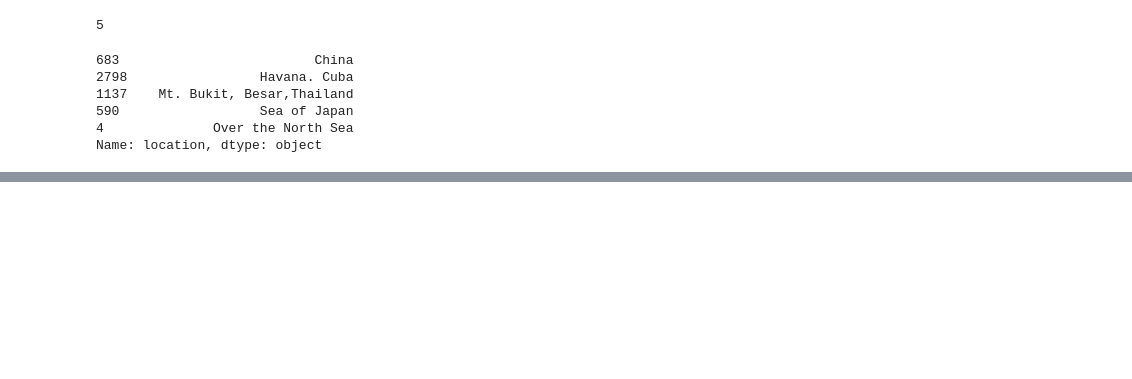
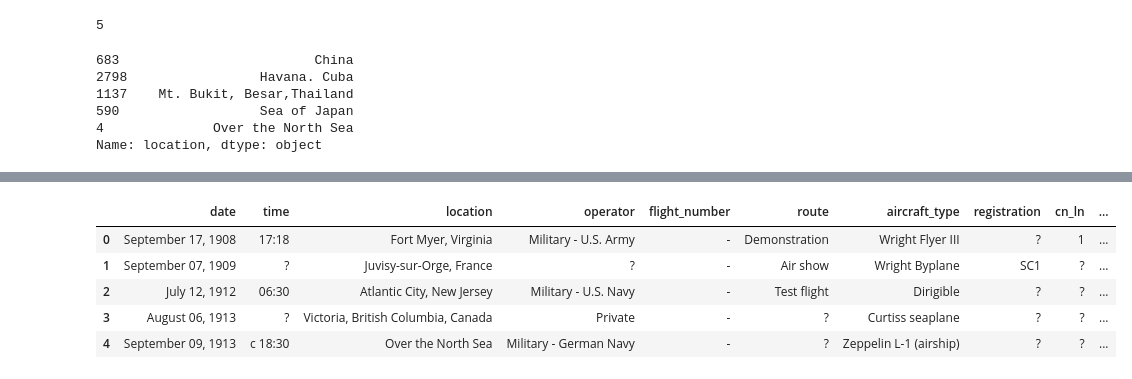
Before and after one commit to budhajitRoy/Plane-Crash-Data-Exploration, a Jupyter notebook: Plane Crash Data Exploration and Analysis.ipynb, the cells around one changed output, grey strips where cells are left out. Saved outputs shown, nothing was run; the diff lists cells and outputs as text; code cells hidden in the pictures; blank space fills up the shorter version.

```diff
--- a/Plane Crash Data Exploration and Analysis.ipynb
+++ b/Plane Crash Data Exploration and Analysis.ipynb
@@ -588,0 +623,3 @@ Name: location, dtype: object
+# %%
+# remove escape characters from operator
+df['operator'] = df['operator'].apply(remove_escape_characters)
@@ -588,0 +631,5 @@ Name: location, dtype: object
+# %%
+type_check = map(lambda x: "Military" if "military" in x.lower() else "Commercial", df['operator'])
+# %%
+### ignore this Do it as df['operator_type'] = pd.Series(type_check)
+df['operator_type'] = pd.Series(list(type_check))
@@ -588,0 +667,2 @@ Name: location, dtype: object
+# %%
+df['flight_number'] = df['flight_number'].apply(lambda x: "-" if x =="?" else x)
@@ -588,0 +689,9 @@ Name: location, dtype: object
+# %%
+df.head()
+# %% [output]
+|  | date | time | location | operator | flight_number | route | aircraft_type | registration | cn_ln | ... |
+| 0 | September 17, 1908 | 17:18 | Fort Myer, Virginia | Military - U.S. Army | - | Demonstration | Wright Flyer III | ? | 1 | ... |
+| 1 | September 07, 1909 | ? | Juvisy-sur-Orge, France | ? | - | Air show | Wright Byplane | SC1 | ? | ... |
+| 2 | July 12, 1912 | 06:30 | Atlantic City, New Jersey | Military - U.S. Navy | - | Test flight | Dirigible | ? | ? | ... |
+| 3 | August 06, 1913 | ? | Victoria, British Columbia, Canada | Private | - | ? | Curtiss seaplane | ? | ? | ... |
+| 4 | September 09, 1913 | c 18:30 | Over the North Sea | Military - German Navy | - | ? | Zeppelin L-1 (airship) | ? | ? | ... |
```
Also changed, not shown: parts of 36 cells of this notebook.
